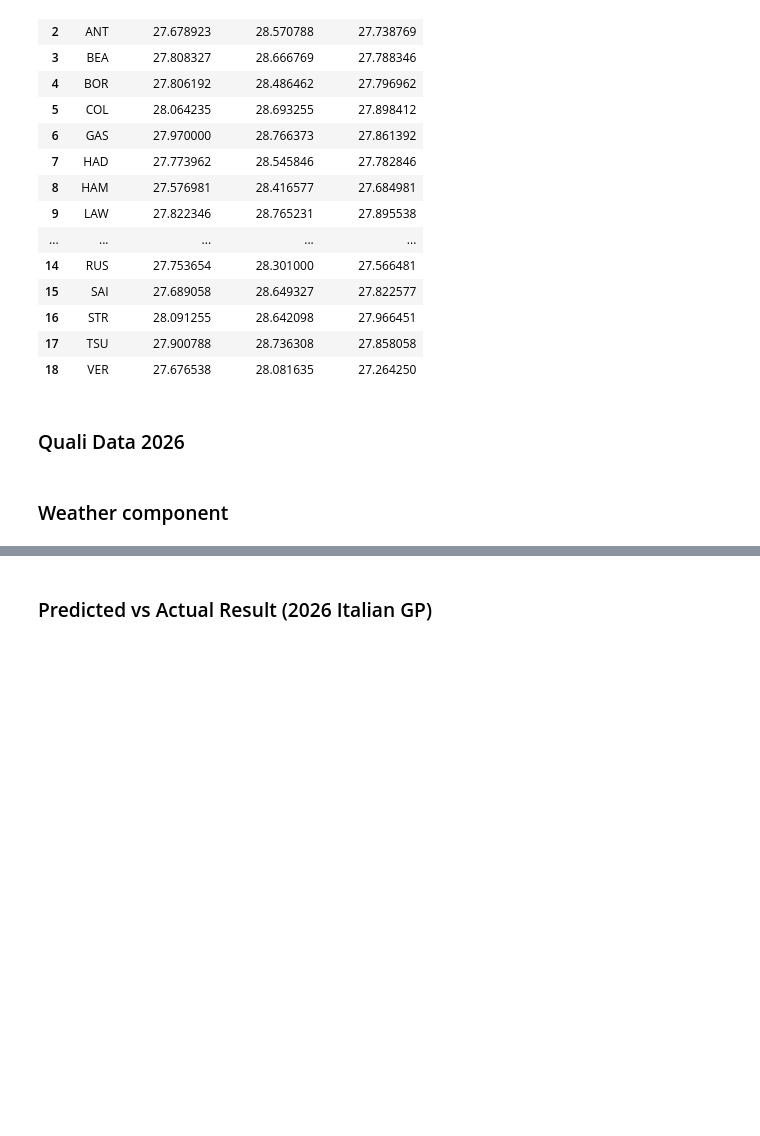
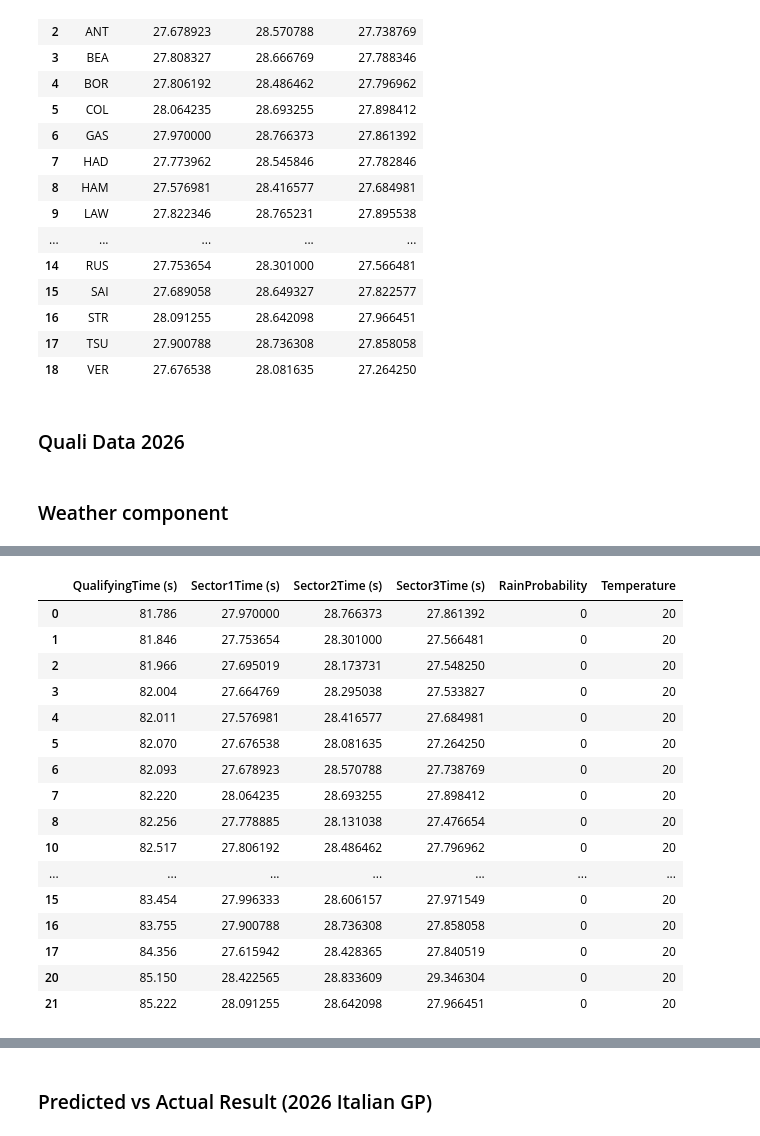
Before and after one commit to imgabrielas/F1-Enthusiast, a Jupyter notebook: Round_13_ItalianGP.ipynb, the cells around one changed output, grey strips where cells are left out. Drawn from its saved outputs; the diff is of its cells as text; code cells hidden in the pictures; blank space fills up the shorter version.

```diff
--- a/Round_13_ItalianGP.ipynb
+++ b/Round_13_ItalianGP.ipynb
@@ -195 +236,22 @@ X = merged_data[["QualifyingTime (s)", "Sector1Time (s)", "Sector2Time (s)", "Se
 y = merged_data["LapTime (s)"]
+# %%
+# Features set (Qualifying + Sector Times + Weather)
+X
+# %% [output]
+|  | QualifyingTime (s) | Sector1Time (s) | Sector2Time (s) | Sector3Time (s) | RainProbability | Temperature |
+| 0 | 81.786 | 27.970000 | 28.766373 | 27.861392 | 0 | 20 |
+| 1 | 81.846 | 27.753654 | 28.301000 | 27.566481 | 0 | 20 |
+| 2 | 81.966 | 27.695019 | 28.173731 | 27.548250 | 0 | 20 |
+| 3 | 82.004 | 27.664769 | 28.295038 | 27.533827 | 0 | 20 |
+| 4 | 82.011 | 27.576981 | 28.416577 | 27.684981 | 0 | 20 |
+| 5 | 82.070 | 27.676538 | 28.081635 | 27.264250 | 0 | 20 |
+| 6 | 82.093 | 27.678923 | 28.570788 | 27.738769 | 0 | 20 |
+| 7 | 82.220 | 28.064235 | 28.693255 | 27.898412 | 0 | 20 |
+| 8 | 82.256 | 27.778885 | 28.131038 | 27.476654 | 0 | 20 |
+| 10 | 82.517 | 27.806192 | 28.486462 | 27.796962 | 0 | 20 |
+| ... | ... | ... | ... | ... | ... | ... |
+| 15 | 83.454 | 27.996333 | 28.606157 | 27.971549 | 0 | 20 |
+| 16 | 83.755 | 27.900788 | 28.736308 | 27.858058 | 0 | 20 |
+| 17 | 84.356 | 27.615942 | 28.428365 | 27.840519 | 0 | 20 |
+| 20 | 85.150 | 28.422565 | 28.833609 | 29.346304 | 0 | 20 |
+| 21 | 85.222 | 28.091255 | 28.642098 | 27.966451 | 0 | 20 |
```
Also changed, not shown: parts of 23 cells of this notebook, 1 other file.
